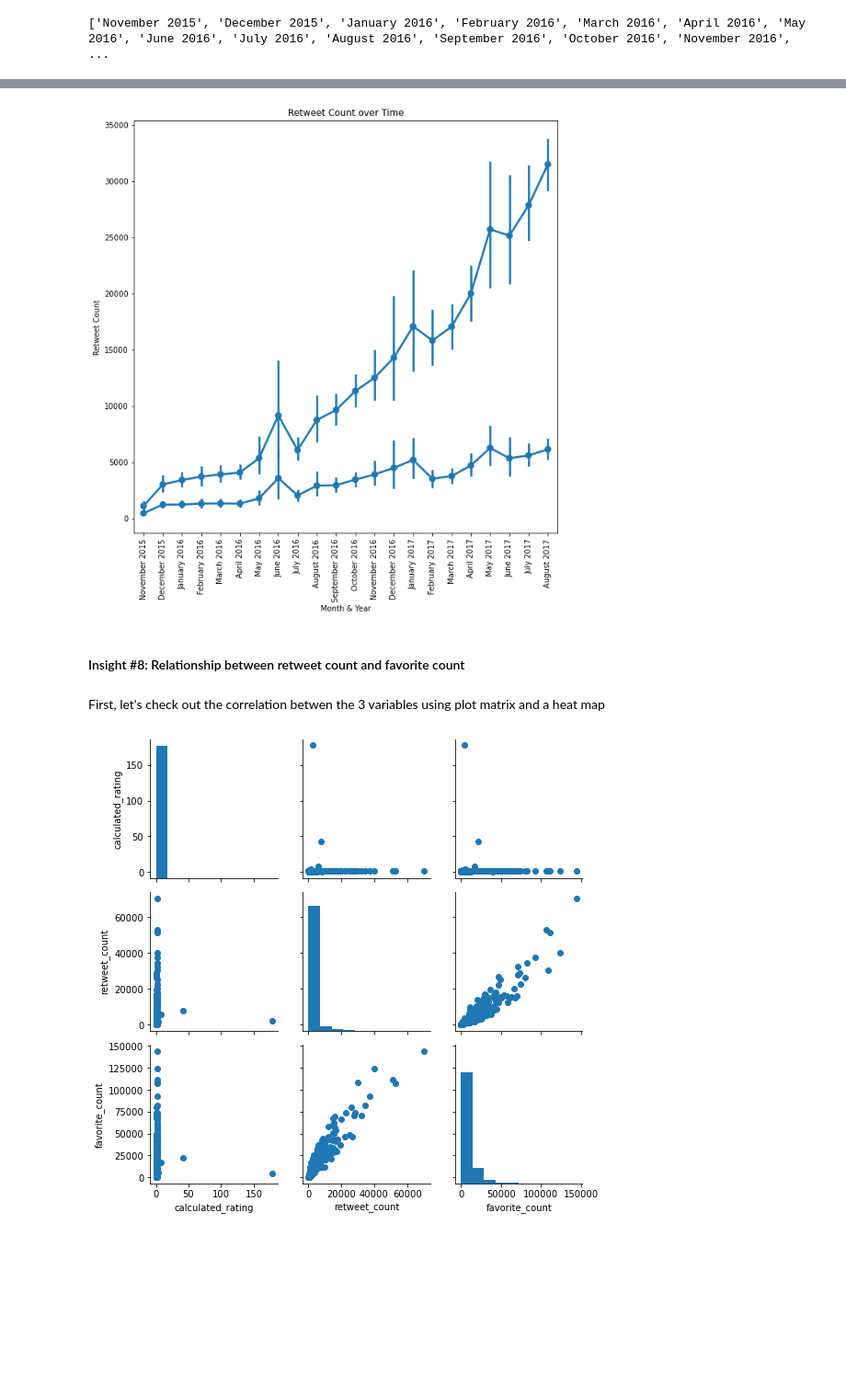
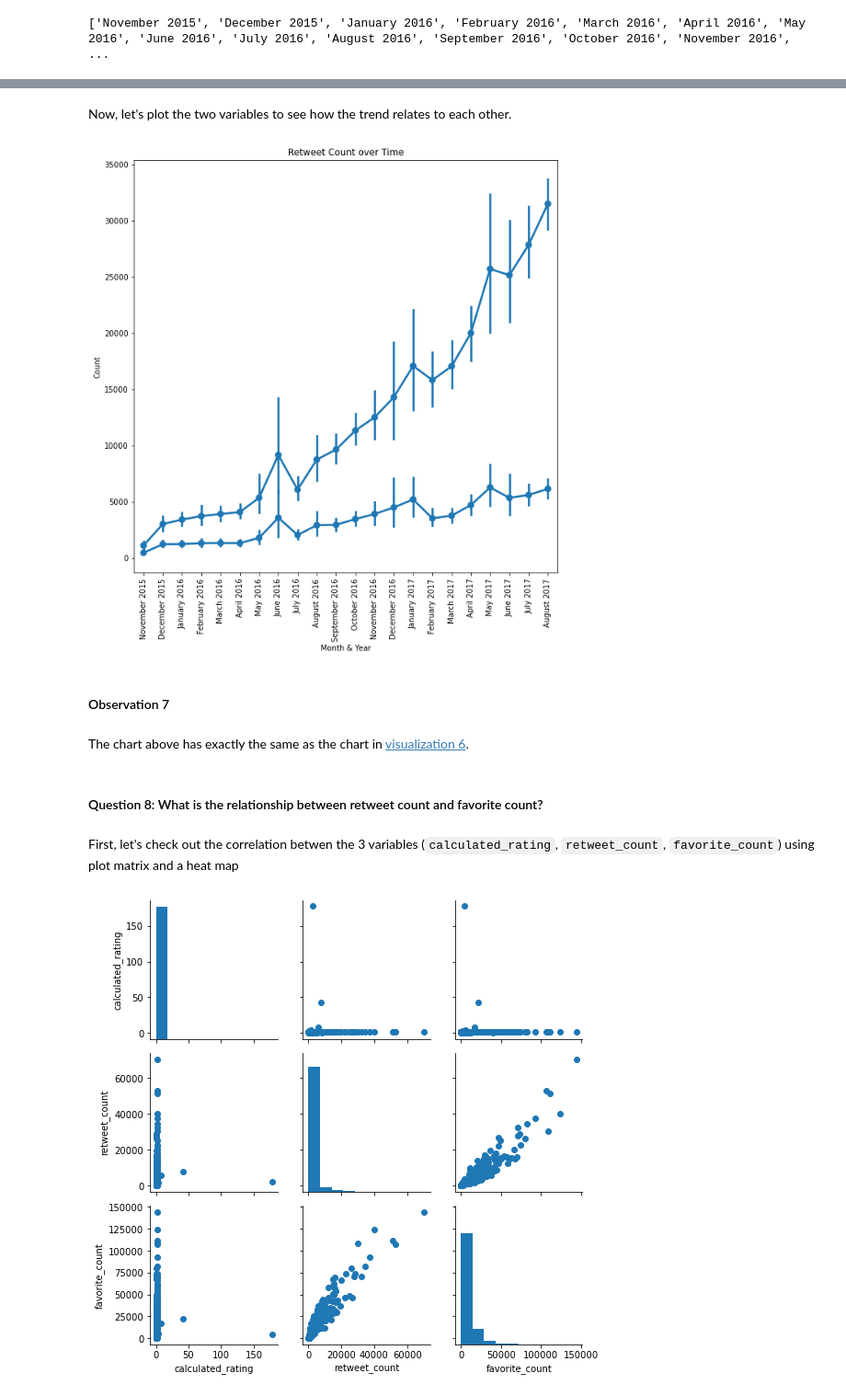
Before and after one commit to Braim016/weratedogs-wrangling, a Jupyter notebook: wrangle_act_updated.ipynb, the cells around one changed output, grey strips where cells are left out. Shown at 92% size. Cells and saved outputs as stored; diff of their text form; code cells hidden in the pictures; blank space fills up the shorter version.

```diff
--- a/wrangle_act_updated.ipynb
+++ b/wrangle_act_updated.ipynb
@@ -1597,11 +1636,13 @@ plt.xticks(rotation = 90);
+# %% [markdown]
+Now, let's plot the two variables to see how the trend relates to each other.
 # %%
 # Plotting the two variables on one plot
 plt.figure(figsize=(10, 10))
 ax1 = sb.pointplot(data = master_df, x = 'month_year', y = 'retweet_count', order=order_list)
 ax2 = sb.pointplot(data = master_df, x = 'month_year', y = 'favorite_count', order=order_list)
 plt.xlabel('Month & Year')
-plt.ylabel('Retweet Count')
+plt.ylabel('Count')
 plt.title('Retweet Count over Time')
 plt.xticks(rotation = 90);
 # %% [output]
-[figure, old version]
+[figure, new version]
@@ -1629,7 +1649,11 @@ g.add_legend()
+# %% [markdown]
+#### Observation 7
+# %% [markdown]
+The chart above has exactly the same as the chart in [visualization 6](#viz6).
 # %% [markdown]
-#### Insight #8: Relationship between retweet count and favorite count
+#### Question 8: What is the relationship between retweet count and favorite count?
 # %% [markdown]
-First, let's check out the correlation betwen the 3 variables using plot matrix and a heat map
+First, let's check out the correlation betwen the 3 variables (`calculated_rating`, `retweet_count`, `favorite_count`) using plot matrix and a heat map
 # %%
 g = sb.PairGrid(data = master_df, vars = ['calculated_rating', 'retweet_count', 'favorite_count'])
 g.map_diag(plt.hist)
```
Also changed, not shown: parts of 64 cells of this notebook, 2 other files.
